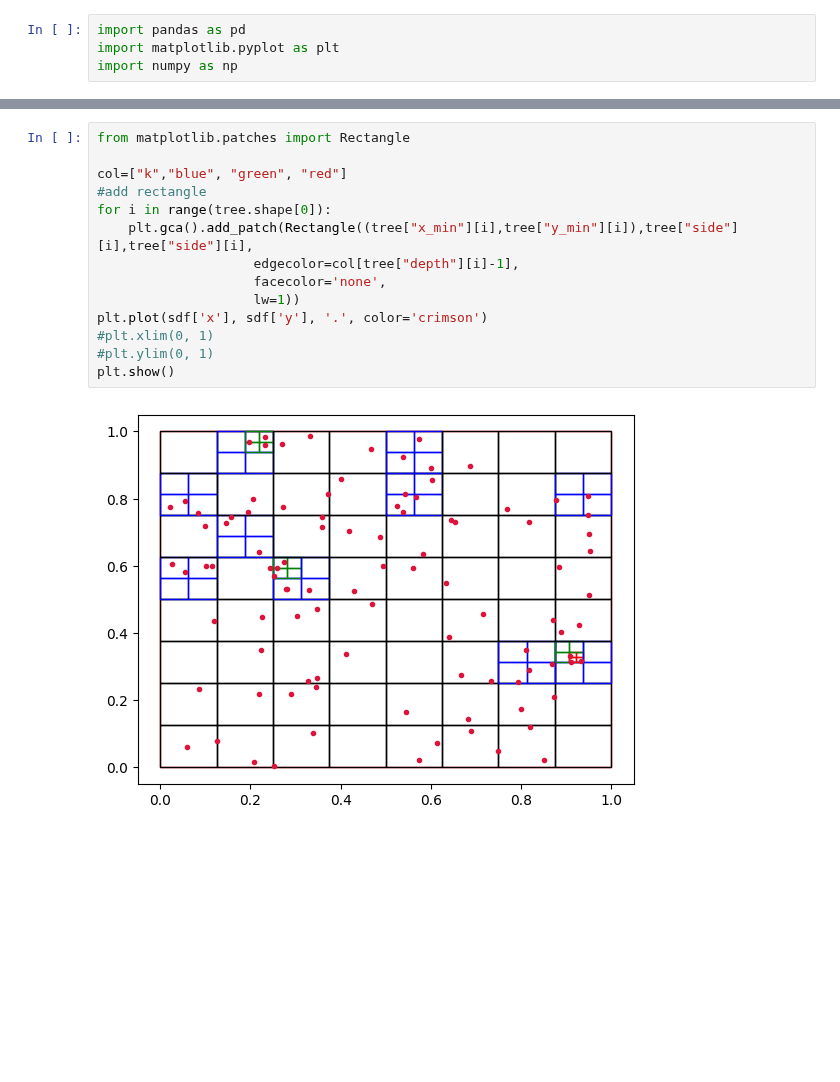
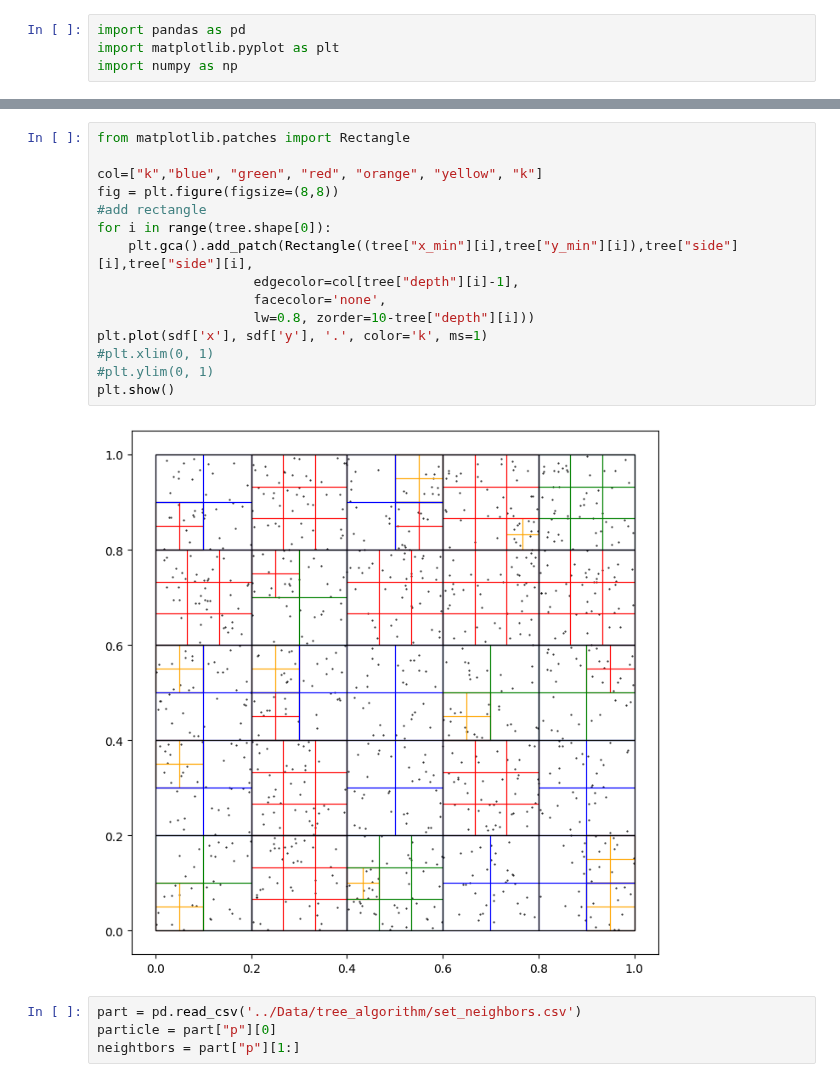
Before and after one commit to JackNarvaez/Rusph, a Jupyter notebook: Temp_Plots/Find Neighbors.ipynb, the cells around one changed output, grey strips where cells are left out. Saved outputs shown, nothing was run; the diff lists cells and outputs as text; blank space fills up the shorter version.

Commit message:
Build tree and find neighbors already implemented

```diff
--- a/Temp_Plots/Find Neighbors.ipynb
+++ b/Temp_Plots/Find Neighbors.ipynb
@@ -23,16 +23,21 @@ tree
 # %%
 from matplotlib.patches import Rectangle
 
-col=["k","blue", "green", "red"]
+col=["k","blue", "green", "red", "orange", "yellow", "k"]
+fig = plt.figure(figsize=(8,8))
 #add rectangle
 for i in range(tree.shape[0]):
     plt.gca().add_patch(Rectangle((tree["x_min"][i],tree["y_min"][i]),tree["side"][i],tree["side"][i],
                     edgecolor=col[tree["depth"][i]-1],
                     facecolor='none',
-                    lw=1))
-plt.plot(sdf['x'], sdf['y'], '.', color='crimson')
+                    lw=0.8, zorder=10-tree["depth"][i]))
+plt.plot(sdf['x'], sdf['y'], '.', color='k', ms=1)
 #plt.xlim(0, 1)
 #plt.ylim(0, 1)
 plt.show()
 # %% [output]
-[figure, old version]
+[figure, new version]
+# %%
+part = pd.read_csv('../Data/tree_algorithm/set_neighbors.csv')
+particle = part["p"][0]
+neightbors = part["p"][1:]
```
Also changed, not shown: parts of 2 cells of this notebook, 5 other files.
